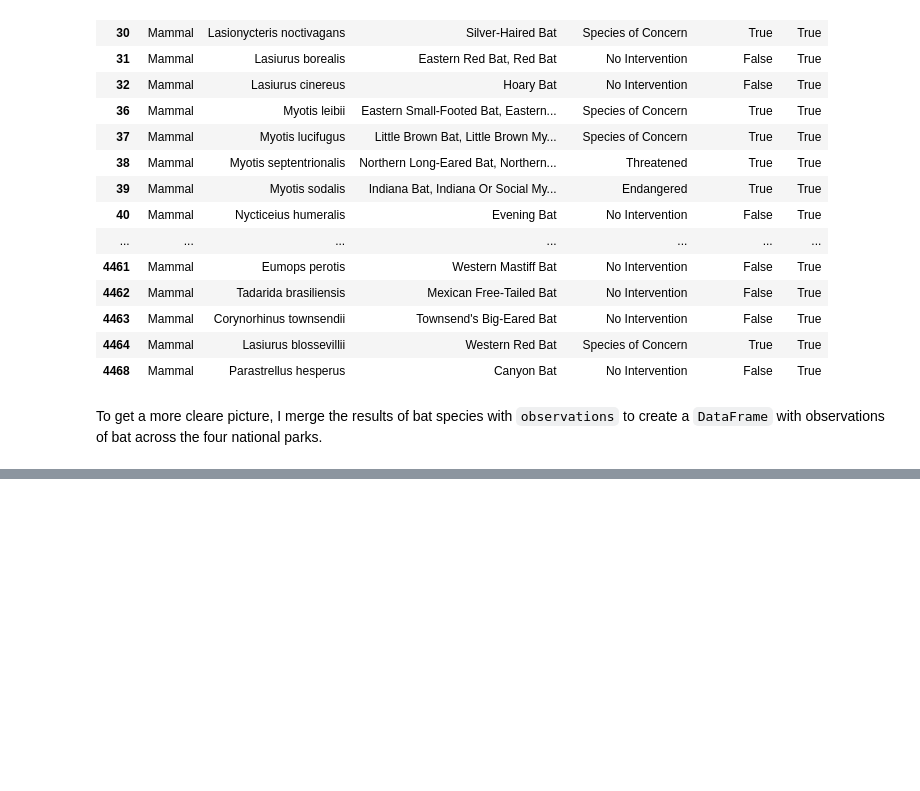
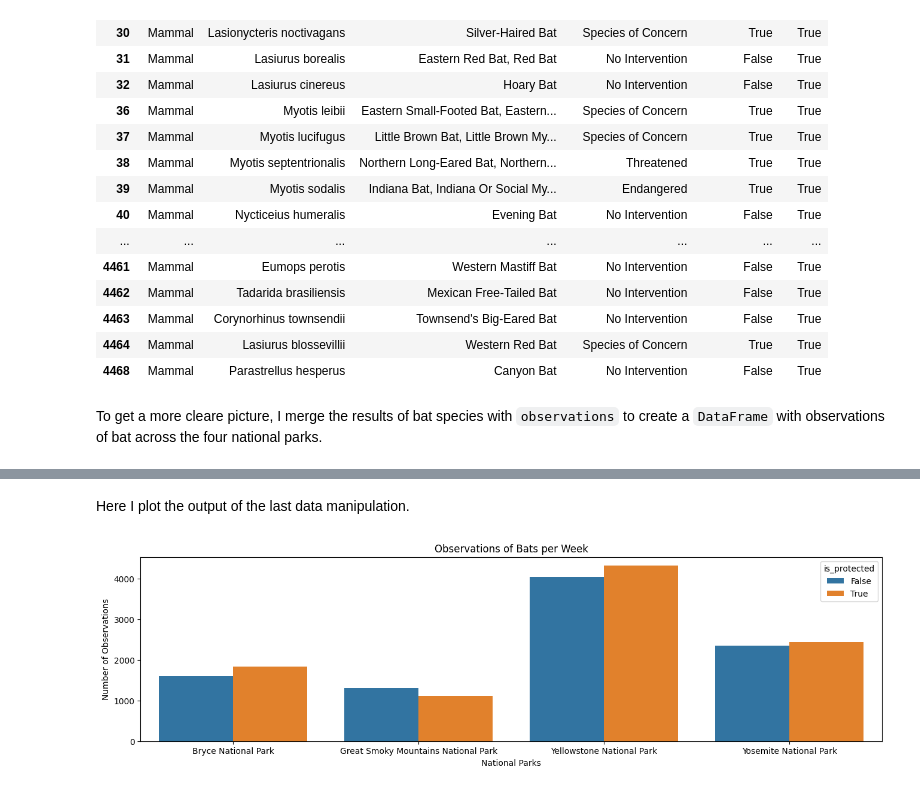
Before and after one commit to Testygen/Biodiversity-in-National-Parks, a Jupyter notebook: biodiversity.ipynb, the cells around one changed output, grey strips where cells are left out. Cells and saved outputs as stored; diff of their text form; code cells hidden in the pictures; blank space fills up the shorter version.

```diff
--- a/biodiversity.ipynb
+++ b/biodiversity.ipynb
@@ -418,3 +418,6 @@ species[species.is_bat]
 | 4468 | Mammal | Parastrellus hesperus | Canyon Bat | No Intervention | False | True |
 # %% [markdown]
 To get a more cleare picture, I merge the results of bat species with `observations` to create a `DataFrame` with observations of bat across the four national parks.
+# %%
+bat_observations = observations.merge(species[species.is_bat])
+bat_observations
@@ -420,0 +452,4 @@ To get a more cleare picture, I merge the results of bat species with `observati
+# %%
+observations_by_park = bat_observations.groupby(['park_name', 'is_protected']).observations.sum().reset_index()
+
+observations_by_park
@@ -420,0 +466,11 @@ To get a more cleare picture, I merge the results of bat species with `observati
+# %% [markdown]
+Here I plot the output of the last data manipulation.
+# %%
+plt.figure(figsize=(16, 4))
+sns.barplot(x=observations_by_park.park_name, y=observations_by_park.observations, hue=observations_by_park.is_protected)
+plt.xlabel('National Parks')
+plt.ylabel('Number of Observations')
+plt.title('Observations of Bats per Week')
+plt.show()
+# %% [output]
+[figure, added]
```
Also changed, not shown: parts of 8 cells of this notebook, 1 other file.
